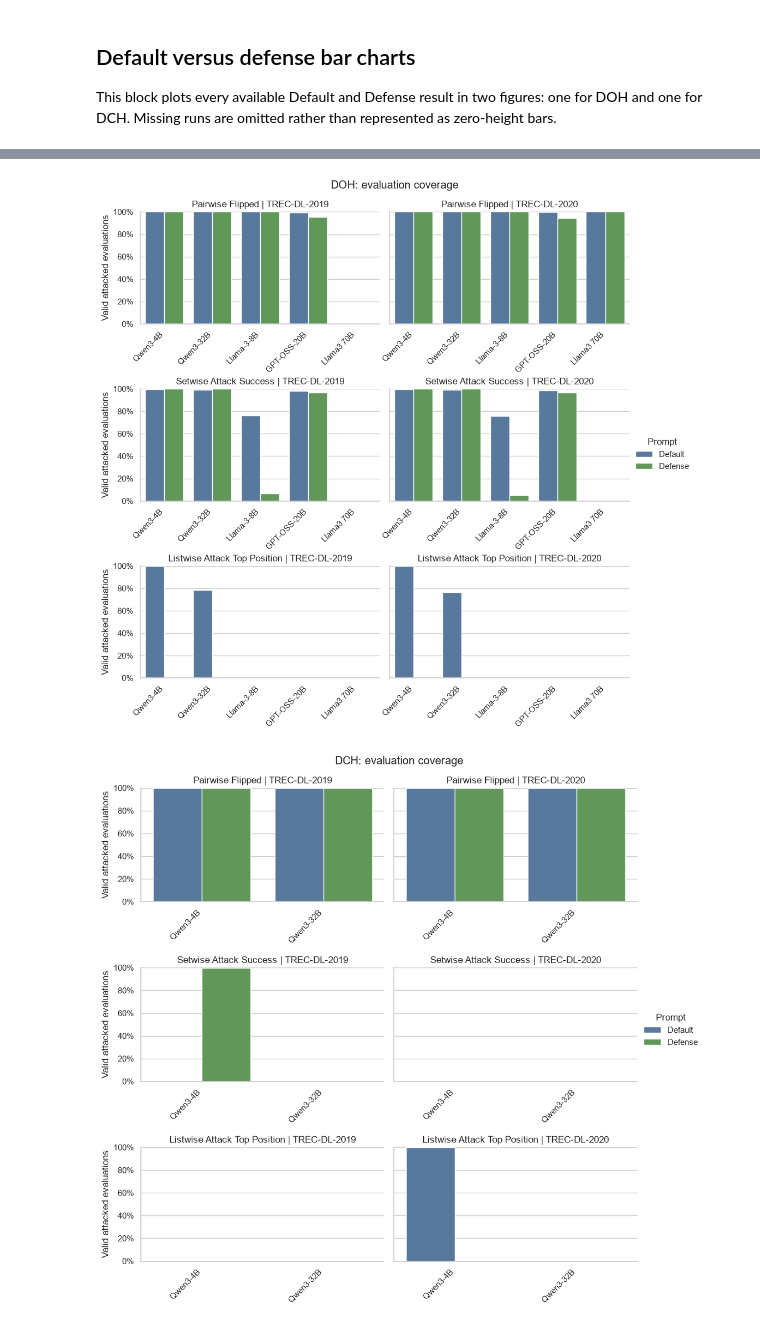
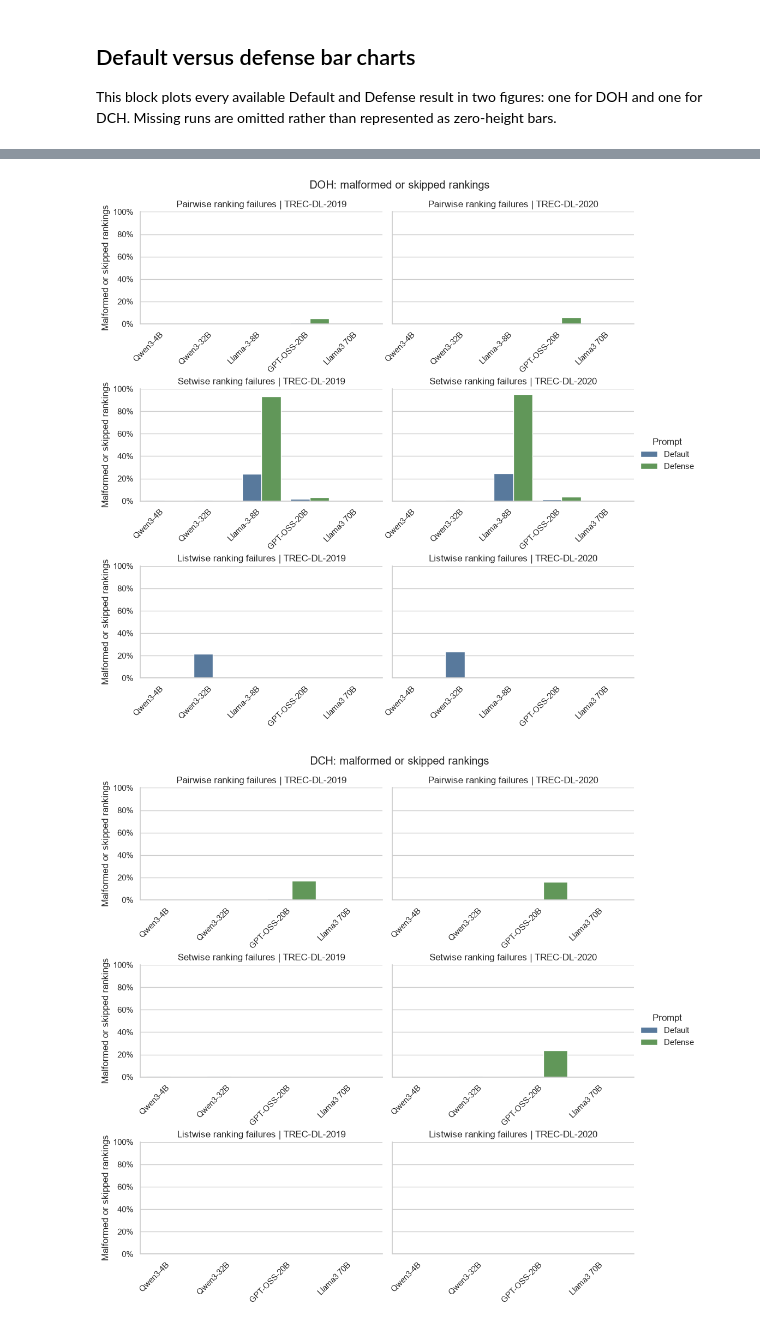
Before and after one commit to kaisergrimlock/LLM-Ranker-Attack, a Jupyter notebook: Results/attack_table_latex.ipynb, the cells around one changed output, grey strips where cells are left out. Saved outputs shown, nothing was run; the diff lists cells and outputs as text; code cells hidden in the pictures.

```diff
--- a/Results/attack_table_latex.ipynb
+++ b/Results/attack_table_latex.ipynb
@@ -217,7 +209,7 @@ for row in rows:
                         'Attack': attack,
                         'Prompt': prompt,
                         'ASR (%)': rate,
-                        'Coverage (%)': int(valid) / 4096 * 100,
+                        'Malformed / skipped (%)': (4096 - int(valid)) / 4096 * 100,
                     }
                 )
 
@@ -267,38 +259,47 @@ Coverage is the percentage of the requested 4,096 comparisons whose attacked eva
 # %%
-if plot_data.empty:
+failure_labels = {
+    'Pairwise Flipped': 'Pairwise ranking failures',
+    'Setwise Attack Success': 'Setwise ranking failures',
+    'Listwise Attack Top Position': 'Listwise ranking failures',
+}
+failure_data = plot_data.assign(
+    **{'Failure metric': plot_data['Paradigm'].map(failure_labels)}
+)
+
+if failure_data.empty:
     print('No attack results are available to plot.')
 else:
-    for attack, attack_data in plot_data.groupby('Attack', sort=False):
+    for attack, attack_data in failure_data.groupby('Attack', sort=False):
         chart = sns.catplot(
             data=attack_data,
             kind='bar',
             x='Model',
-            y='Coverage (%)',
+            y='Malformed / skipped (%)',
             hue='Prompt',
             hue_order=['Default', 'Defense'],
             col='Dataset',
-            row='Paradigm',
+            row='Failure metric',
             order=list(dict.fromkeys(attack_data['Model'])),
             palette={'Default': '#4C78A8', 'Defense': '#59A14F'},
             errorbar=None,
             height=3.2,
             aspect=1.55,
             sharey=True,
         )
-        chart.set_axis_labels('', 'Valid attacked evaluations')
+        chart.set_axis_labels('', 'Malformed or skipped rankings')
         chart.set_titles('{row_name} | {col_name}')
-        chart.figure.suptitle(f'{attack}: evaluation coverage', y=1.02)
+        chart.figure.suptitle(f'{attack}: malformed or skipped rankings', y=1.02)
         for axis in chart.axes.flat:
             axis.set_ylim(0, 100)
             axis.yaxis.set_major_formatter(PercentFormatter(xmax=100))
             axis.tick_params(axis='x', labelbottom=True, labelrotation=45)
             for label in axis.get_xticklabels():
                 label.set_horizontalalignment('right')
         chart.figure.subplots_adjust(hspace=0.58)
         slug = attack.lower()
-        chart.figure.savefig(root / 'Results' / f'attack_coverage_bars_{slug}.pdf', bbox_inches='tight')
-        chart.figure.savefig(root / 'Results' / f'attack_coverage_bars_{slug}.png', dpi=300, bbox_inches='tight')
+        chart.figure.savefig(root / 'Results' / f'attack_malformed_or_skipped_bars_{slug}.pdf', bbox_inches='tight')
+        chart.figure.savefig(root / 'Results' / f'attack_malformed_or_skipped_bars_{slug}.png', dpi=300, bbox_inches='tight')
         plt.show()
 # %% [output]
-[figure, old version]
+[figure, new version]
-[figure, old version]
+[figure, new version]
```
Also changed, not shown: parts of 4 cells of this notebook, 15 other files.
